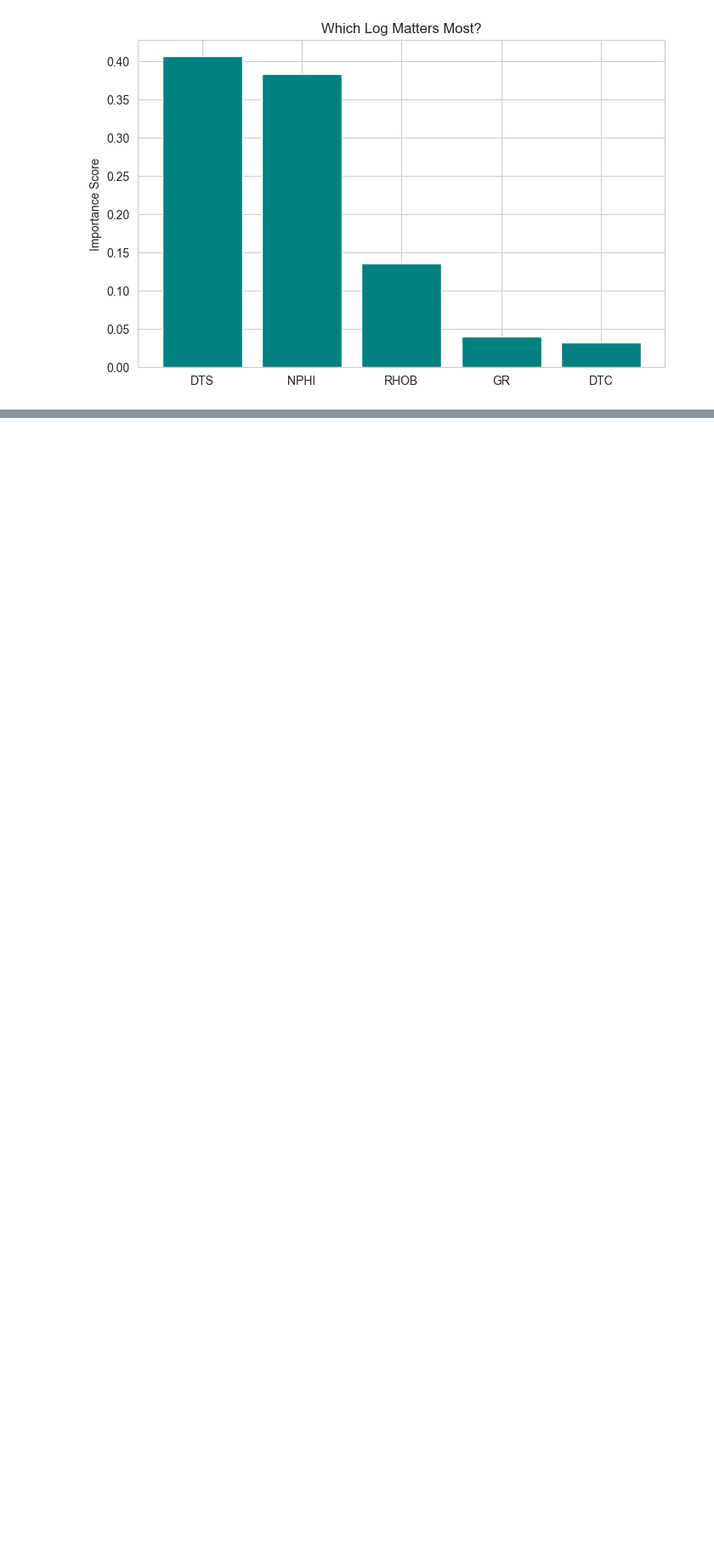
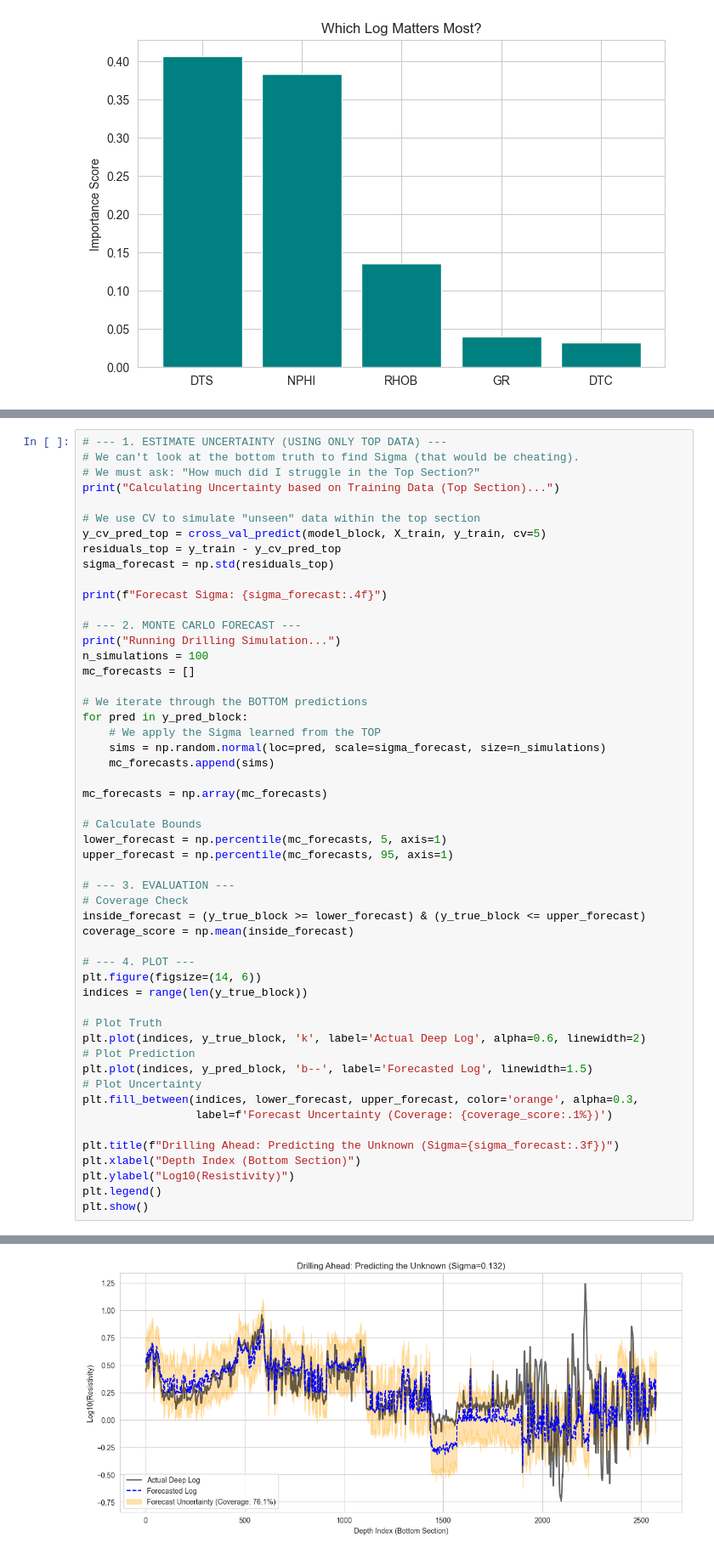
Before and after one commit to mmesbahi/well-logs-ML-MCS, a Jupyter notebook: notebooks/ML_basic_imputation.ipynb, the cells around one changed output, grey strips where cells are left out. Shown at 85% size. Cells and saved outputs as stored; diff of their text form; blank space fills up the shorter version.

```diff
--- a/notebooks/ML_basic_imputation.ipynb
+++ b/notebooks/ML_basic_imputation.ipynb
@@ -617,0 +690,53 @@ Calculating Importance...
+# %%
+# --- 1. ESTIMATE UNCERTAINTY (USING ONLY TOP DATA) ---
+# We can't look at the bottom truth to find Sigma (that would be cheating).
+# We must ask: "How much did I struggle in the Top Section?"
+print("Calculating Uncertainty based on Training Data (Top Section)...")
+
+# We use CV to simulate "unseen" data within the top section
+y_cv_pred_top = cross_val_predict(model_block, X_train, y_train, cv=5)
+residuals_top = y_train - y_cv_pred_top
+sigma_forecast = np.std(residuals_top)
+
+print(f"Forecast Sigma: {sigma_forecast:.4f}")
+
+# --- 2. MONTE CARLO FORECAST ---
+print("Running Drilling Simulation...")
+n_simulations = 100
+mc_forecasts = []
+
+# We iterate through the BOTTOM predictions
+for pred in y_pred_block:
+    # We apply the Sigma learned from the TOP
+    sims = np.random.normal(loc=pred, scale=sigma_forecast, size=n_simulations)
+    mc_forecasts.append(sims)
+
+mc_forecasts = np.array(mc_forecasts)
+
+# Calculate Bounds
+lower_forecast = np.percentile(mc_forecasts, 5, axis=1)
+upper_forecast = np.percentile(mc_forecasts, 95, axis=1)
+
+# --- 3. EVALUATION ---
+# Coverage Check
+inside_forecast = (y_true_block >= lower_forecast) & (y_true_block <= upper_forecast)
+coverage_score = np.mean(inside_forecast)
+
+# --- 4. PLOT ---
+plt.figure(figsize=(14, 6))
+indices = range(len(y_true_block))
+
+# Plot Truth
+plt.plot(indices, y_true_block, 'k', label='Actual Deep Log', alpha=0.6, linewidth=2)
+# Plot Prediction
+plt.plot(indices, y_pred_block, 'b--', label='Forecasted Log', linewidth=1.5)
+# Plot Uncertainty
+plt.fill_between(indices, lower_forecast, upper_forecast, color='orange', alpha=0.3,
+                 label=f'Forecast Uncertainty (Coverage: {coverage_score:.1%})')
+
+plt.title(f"Drilling Ahead: Predicting the Unknown (Sigma={sigma_forecast:.3f})")
+plt.xlabel("Depth Index (Bottom Section)")
+plt.ylabel("Log10(Resistivity)")
+plt.legend()
+plt.show()
+# %% [output]
@@ -617,0 +746 @@ Calculating Importance...
+[figure, added]
```
Also changed, not shown: parts of 7 cells of this notebook.
